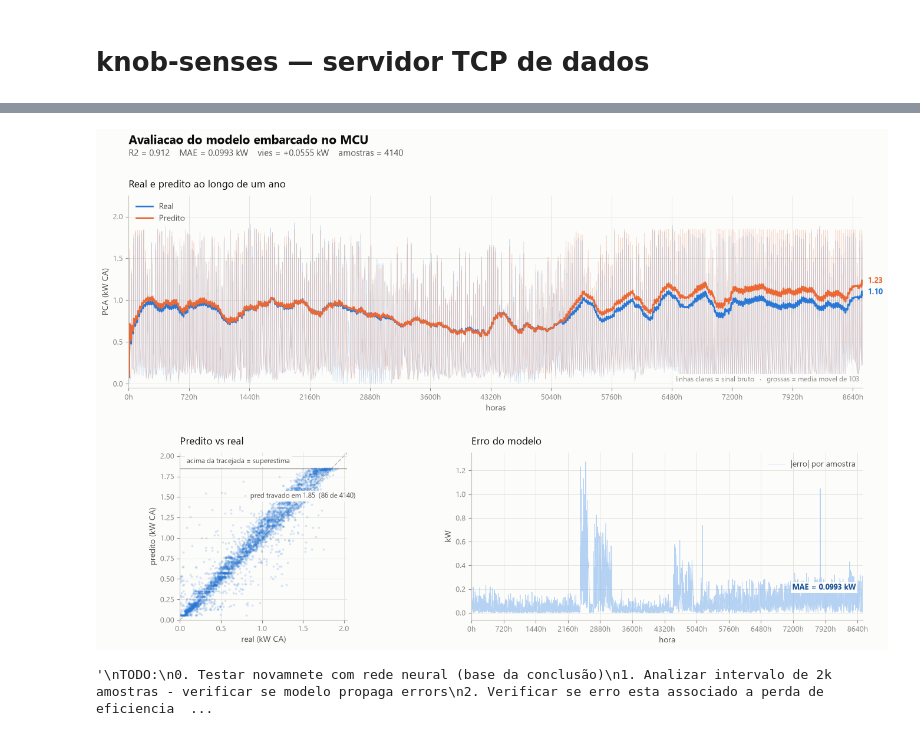
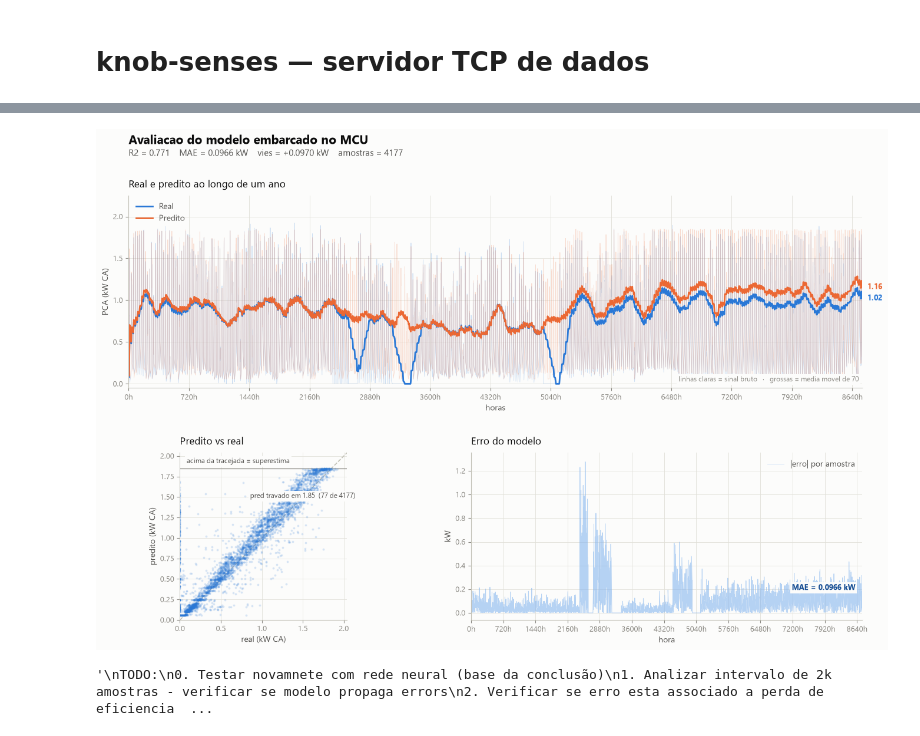
Before and after one commit to commonProgrammerr/knob-senses, a Jupyter notebook: utils/model_teste.ipynb, the cells around one changed output, grey strips where cells are left out. Cells and saved outputs as stored; diff of their text form; code cells hidden in the pictures.

```diff
--- a/utils/model_teste.ipynb
+++ b/utils/model_teste.ipynb
@@ -9,7 +9,7 @@ from matplotlib.gridspec import GridSpec
 from pathlib import Path
 
 
-AXES = ("temperatura_ambiente", "ghi_cs", "ghit", "jacques", "sin1", "cos1", "PCA_lag")
+AXES = ("temperatura_ambiente", "ghit", "jacques", "sin1", "cos1", "PCA_lag1", "sintetico")
 
 HOST = "0.0.0.0"
 PORT = 3333
@@ -27,7 +27,7 @@ for _s in (sys.stdout, sys.stderr):
         pass
 
 
-DATA_SOURCE = Path.cwd().parent / "data" / "processed" / "test.csv"
+DATA_SOURCE = Path.cwd().parent / "data" / "splited" / "test.csv"
 print(f"dados em {DATA_SOURCE}", flush=True)
 
 
@@ -119,10 +119,10 @@ with open(Path.cwd() / 'model_eval.csv', "w") as model_eval_log:
     model_eval_log.write("sample,real,pred,err,mae\n")
     for sample in df.iloc:
         while True:
-            try:
-                conn, addr = srv.accept()
-                conn.setsockopt(socket.IPPROTO_TCP, socket.TCP_NODELAY, 1)
-                with conn:
+            conn, addr = srv.accept()
+            conn.setsockopt(socket.IPPROTO_TCP, socket.TCP_NODELAY, 1)
+            with conn:
+                try:
                     request = conn.recv(1)
                     if request == b"\x01":
                         conn.sendall(get_sample_bytes([sample[feat] for feat in AXES]))
@@ -131,12 +131,12 @@ with open(Path.cwd() / 'model_eval.csv', "w") as model_eval_log:
                         # Get predicted value
                         pred = np.frombuffer(b_pred, dtype=np.float32)[0]
                         real = sample["PCA"]
-
+                        real_valid = real != 0.0 and not np.isnan(real)
                         sample_stats = dict(
                             sample=sample.datetime,
                             pred=pred,
-                            real=real,
-                            err=abs(pred - real)
+                            real=real if real_valid else 0.0,
+                            err=abs(pred - real) if real_valid else 0.0
                         )
 
                         reply.loc[len(reply)] = list(sample_stats.values())
@@ -147,14 +147,13 @@ with open(Path.cwd() / 'model_eval.csv', "w") as model_eval_log:
                         break
                     else:
                         print("erro no request", flush=True)
-            except socket.timeout:
-                print("error: request timeout", flush=True)
-            except OSError:
-                pass                         # cliente desconectou no meio
+                except socket.timeout:
+                    print("error: request timeout", flush=True)
+                except OSError:
+                    pass                         # cliente desconectou no meio
 # except KeyboardInterrupt:
 #     print("\ninterrupted", flush=True)
 # finally:
-#     srv.close()
 #     print("socket closed", flush=True)
 # %% [output]
 Server started at 0.0.0.0:3333
@@ -209,7 +208,7 @@ df_eval["hora_ano"] = (df_eval["doy"] - 1) * 24 + df_eval["hora"]
 
 # Media movel proporcional ao tamanho: com 10 mil amostras o sinal bruto
 # esconde o vies, que e justamente o que precisa aparecer.
-janela = max(1, len(df_eval) // 40)
+janela = 1 + len(df_eval) // 60
 x = df_eval["hora_ano"].to_numpy()
 real_l = df_eval["real"].rolling(janela, min_periods=1).mean()
 pred_l = df_eval["pred"].rolling(janela, min_periods=1).mean()
@@ -293,32 +292,32 @@ ax.plot(x, df_eval["err"], color=ERRO_CLARO, lw=0.7, alpha=0.6, label="|erro| po
 # ax.plot(x, err_l, color=MAE_ESC, lw=2.0, label="MAE movel")
 enfeitar(ax, "Erro do modelo", "hora", "kW")
 ax.set_ylim(-0.06, df_eval.err.max() * 1.06)
 ax.set_xlim(0, 365 * 24)
 ticks = np.arange(0, 365 * 24 + 1, 24 * 30)   # ~a cada 30 dias
 ax.set_xticks(ticks)
 ax.set_xticklabels([f"{int(t)}h" for t in ticks])
 ax.annotate(f"MAE = {mae:.4f} kW", (x[-1], df_eval.err.mean()), xytext=(-8, 14),
             textcoords="offset points", ha="right", color=MAE_ESC, fontsize=9,
             fontweight="bold", bbox=HALO)
 ax.legend(frameon=False, loc="upper right", fontsize=10, labelcolor=TINTA_2)
 
 fig.suptitle("Avaliacao do modelo embarcado no MCU", color=TINTA, fontsize=15,
              x=0.07, ha="left", y=0.985, fontweight="bold")
 fig.text(0.07, 0.945,
          f"R2 = {r2:.3f}    MAE = {mae:.4f} kW    vies = {vies:+.4f} kW    amostras = {len(df_eval)}",
          color=TINTA_2, fontsize=11, ha="left")
 fig.subplots_adjust(top=0.87, bottom=0.07, left=0.07, right=0.96)
 plt.show()
 
 
 """
 TODO:
 0. Testar novamnete com rede neural (base da conclusão)
 1. Analizar intervalo de 2k amostras - verificar se modelo propaga errors
 2. Verificar se erro esta associado a perda de eficiencia do inversor
 3. Repetir para 1h a frente
 4. Aumentar previsão ate saturar
 """
 # %% [output]
-[figure, old version]
+[figure, new version]
 '\nTODO:\n0. Testar novamnete com rede neural (base da conclusão)\n1. Analizar intervalo de 2k amostras - verificar se modelo propaga errors\n2. Verificar se erro esta associado a perda de eficiencia  ...
```
Also changed, not shown: parts of 4 cells of this notebook, 6 other files.
